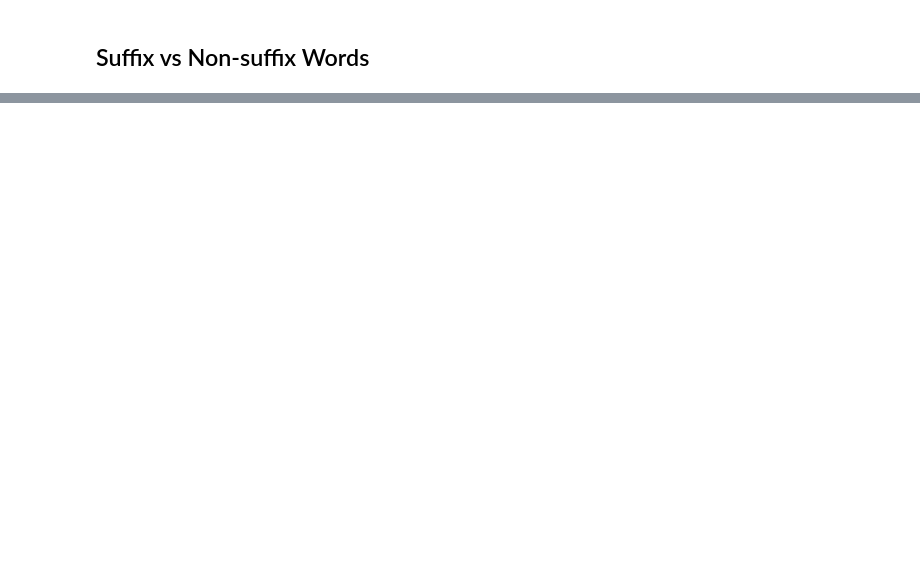
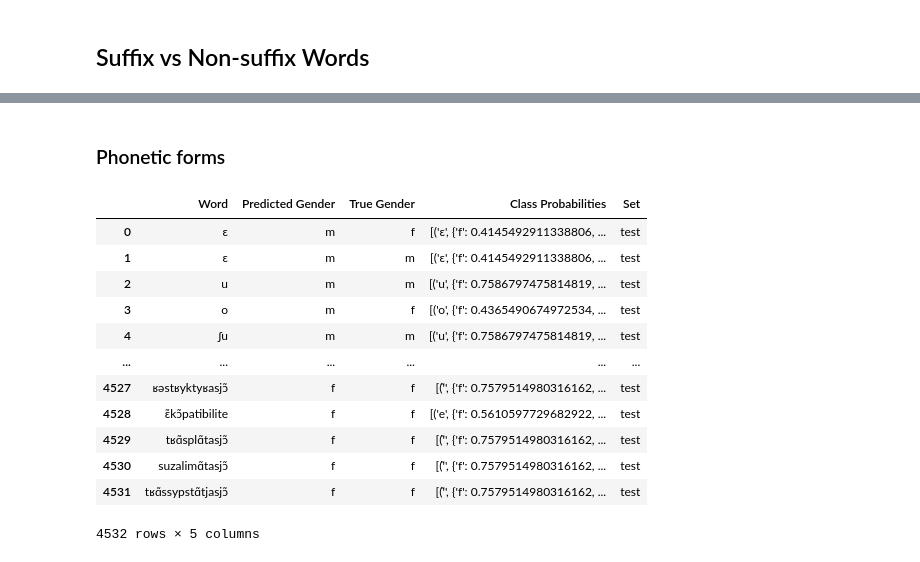
Before and after one commit to obonami/gender_prediction, a Jupyter notebook: src/analysis.ipynb, the cells around one changed output, grey strips where cells are left out. Saved outputs shown, nothing was run; the diff lists cells and outputs as text; code cells hidden in the pictures; blank space fills up the shorter version.

```diff
--- a/src/analysis.ipynb
+++ b/src/analysis.ipynb
@@ -235,0 +144,19 @@ Probability values:
+# %% [markdown]
+### Phonetic forms
+# %%
+phon_preds = pd.read_csv('../results/echantinom_phon_preds.csv')
+phon_preds
+# %% [output]
+|  | Word | Predicted Gender | True Gender | Class Probabilities | Set |
+| 0 | ɛ | m | f | [('ɛ', {'f': 0.4145492911338806, ... | test |
+| 1 | ɛ | m | m | [('ɛ', {'f': 0.4145492911338806, ... | test |
+| 2 | u | m | m | [('u', {'f': 0.7586797475814819, ... | test |
+| 3 | o | m | f | [('o', {'f': 0.4365490674972534, ... | test |
+| 4 | ʃu | m | m | [('u', {'f': 0.7586797475814819, ... | test |
+| ... | ... | ... | ... | ... | ... |
+| 4527 | ʁəstʁyktyʁasjɔ̃ | f | f | [('̃', {'f': 0.7579514980316162, ... | test |
+| 4528 | ɛ̃kɔ̃patibilite | f | f | [('e', {'f': 0.5610597729682922, ... | test |
+| 4529 | tʁɑ̃splɑ̃tasjɔ̃ | f | f | [('̃', {'f': 0.7579514980316162, ... | test |
+| 4530 | suzalimɑ̃tasjɔ̃ | f | f | [('̃', {'f': 0.7579514980316162, ... | test |
+| 4531 | tʁɑ̃ssypstɑ̃tjasjɔ̃ | f | f | [('̃', {'f': 0.7579514980316162, ... | test |
+4532 rows × 5 columns
```
Also changed, not shown: parts of 21 cells of this notebook, 14 other files.
